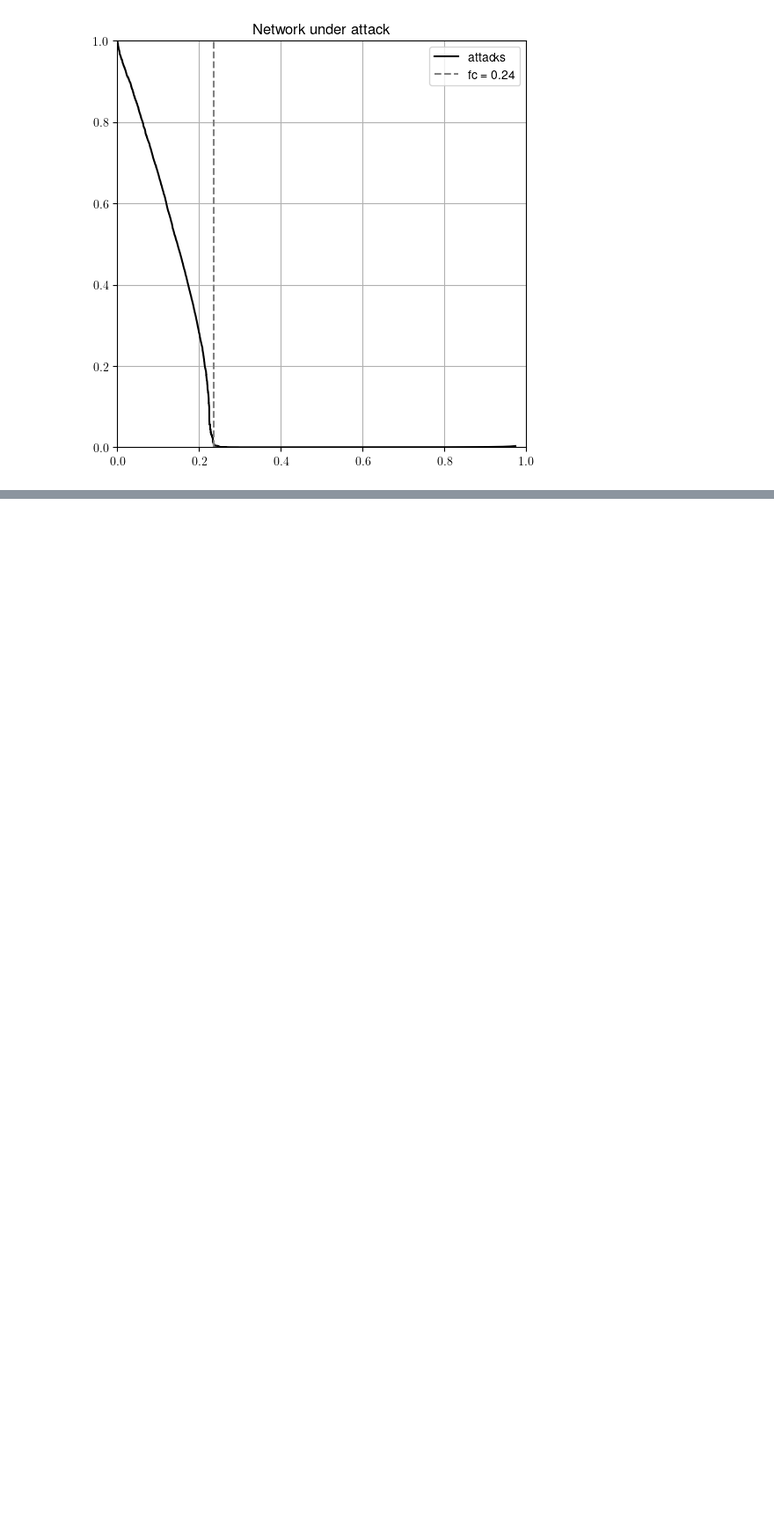
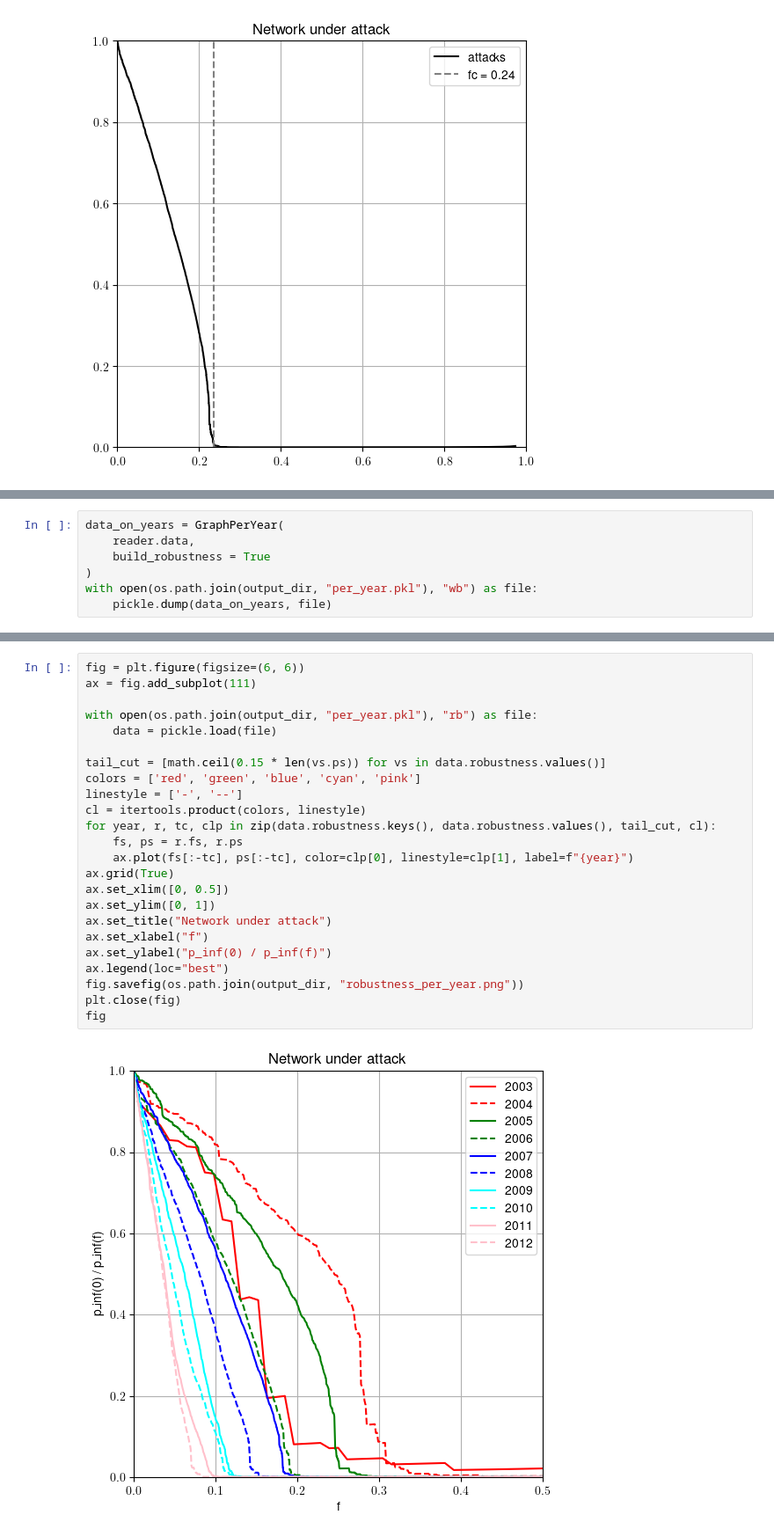
Before and after one commit to lucasguesserts/MO412-graph-algorithms, a Jupyter notebook: project/explore.ipynb, the cells around one changed output, grey strips where cells are left out. Shown at 88% size. Cells and saved outputs as stored; diff of their text form; blank space fills up the shorter version.

Commit message:
feat(project): add robustness to graph per year

```diff
--- a/project/explore.ipynb
+++ b/project/explore.ipynb
@@ -242,0 +239,7 @@ This network is not robust to attacks, it
+# %%
+data_on_years = GraphPerYear(
+    reader.data,
+    build_robustness = True
+)
+with open(os.path.join(output_dir, "per_year.pkl"), "wb") as file:
+    pickle.dump(data_on_years, file)
@@ -242,0 +264,26 @@ This network is not robust to attacks, it
+# %%
+fig = plt.figure(figsize=(6, 6))
+ax = fig.add_subplot(111)
+
+with open(os.path.join(output_dir, "per_year.pkl"), "rb") as file:
+    data = pickle.load(file)
+
+tail_cut = [math.ceil(0.15 * len(vs.ps)) for vs in data.robustness.values()]
+colors = ['red', 'green', 'blue', 'cyan', 'pink']
+linestyle = ['-', '--']
+cl = itertools.product(colors, linestyle)
+for year, r, tc, clp in zip(data.robustness.keys(), data.robustness.values(), tail_cut, cl):
+    fs, ps = r.fs, r.ps
+    ax.plot(fs[:-tc], ps[:-tc], color=clp[0], linestyle=clp[1], label=f"{year}")
+ax.grid(True)
+ax.set_xlim([0, 0.5])
+ax.set_ylim([0, 1])
+ax.set_title("Network under attack")
+ax.set_xlabel("f")
+ax.set_ylabel("p_inf(0) / p_inf(f)")
+ax.legend(loc="best")
+fig.savefig(os.path.join(output_dir, "robustness_per_year.png"))
+plt.close(fig)
+fig
+# %% [output]
+[figure, added]
```
Also changed, not shown: parts of 6 cells of this notebook, 4 other files.
